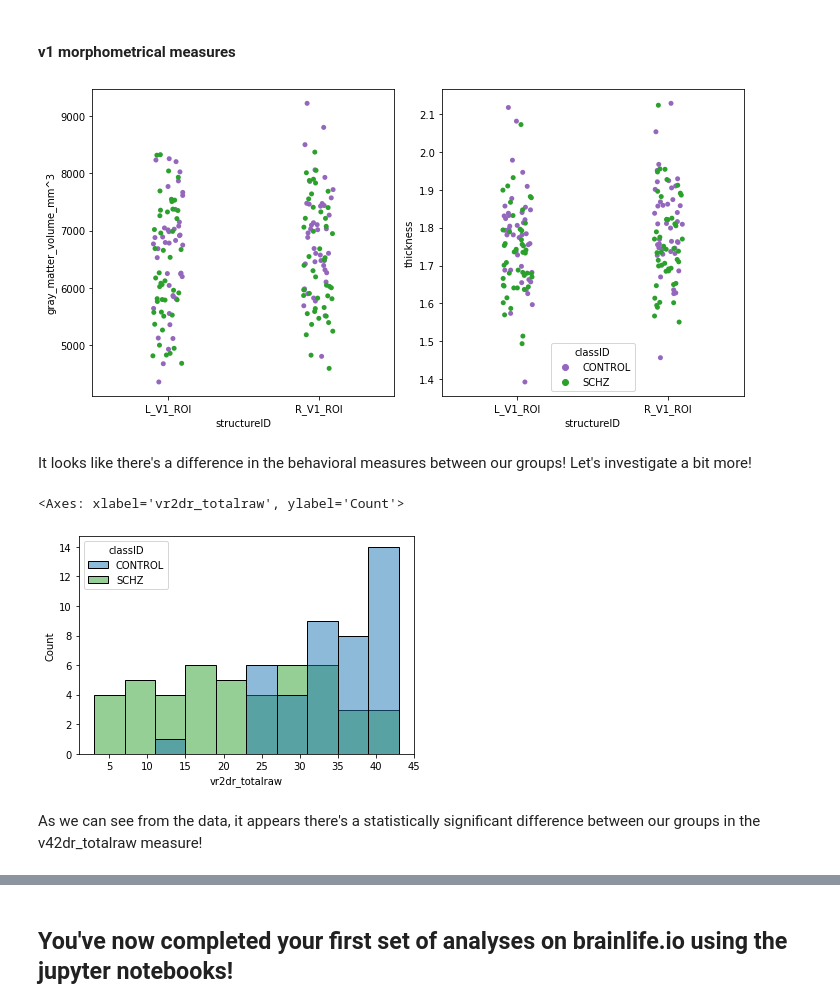
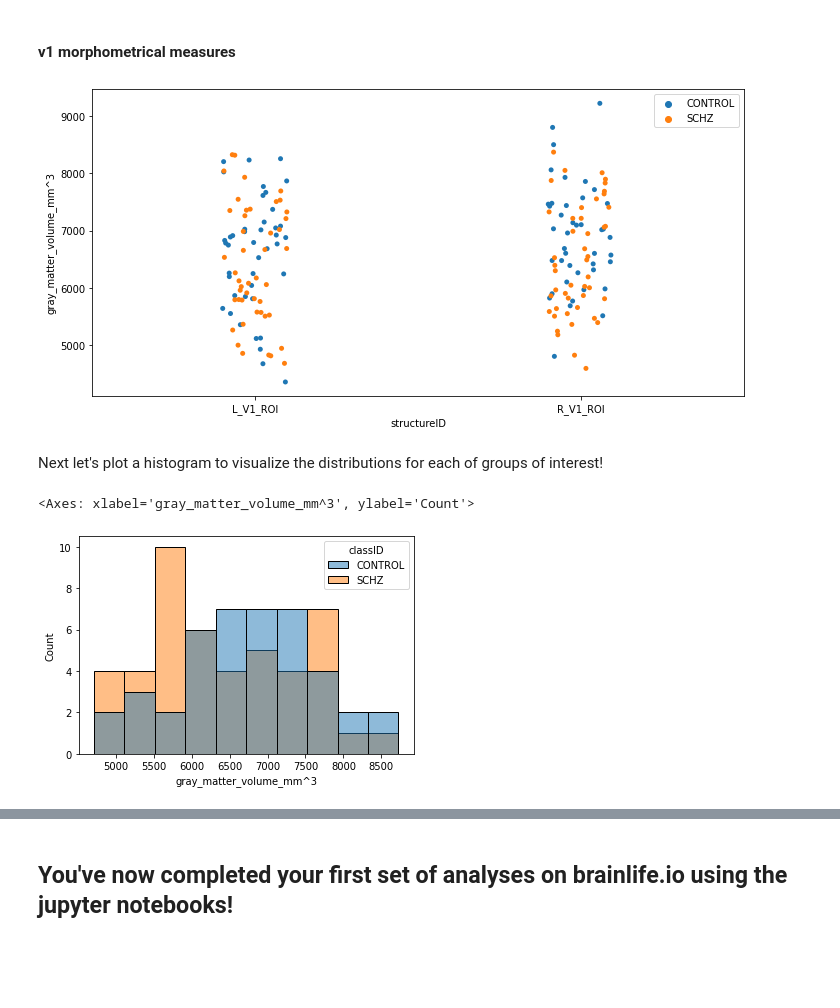
Before and after one commit to brainlife/educational-notebooks, a Jupyter notebook: brainlife-structural-mri-to-edit.ipynb, the cells around one changed output, grey strips where cells are left out. Saved outputs shown, nothing was run; the diff lists cells and outputs as text; code cells hidden in the pictures; blank space fills up the shorter version.

```diff
--- a/brainlife-structural-mri-to-edit.ipynb
+++ b/brainlife-structural-mri-to-edit.ipynb
@@ -264,23 +256,15 @@ Now, let's generate some visualizations to examine differences between groups ac
 # %% [markdown]
 #### v1 morphometrical measures
 # %%
-## compute categorical scatter plot for the left and right V1s for gray matter volume and cortical thickness
-# create a subplot figure with 1 row and 2 columns
-fig, axes = plt.subplots(1,2,figsize=(10,5),sharex=True)
-
-# create a strip plot for each measure
-sns.stripplot(x='structureID',y='gray_matter_volume_mm^3',data=v1,hue='classID',palette=groups_colors,ax=axes[0],size=5,legend=False)
-sns.stripplot(x='structureID',y='thickness',data=v1,hue='classID',palette=groups_colors,ax=axes[1],size=5)
-fig.tight_layout()
+# create categorical scatterplot of gray matter volume of left and right hemisphere
+create_categorical_scatterplot(v1,'structureID','gray_matter_volume_mm^3',hue_measure='classID')
 # %% [output]
-[figure, old version]
+[figure, new version]
 # %% [markdown]
-It looks like there's a difference in the behavioral measures between our groups! Let's investigate a bit more!
+Next let's plot a histogram to visualize the distributions for each of groups of interest!
 # %%
 # generate a histogram for each group for the v42dr_totalraw measure
-sns.histplot(x='vr2dr_totalraw',hue='classID',data=v1_mean,palette=groups_colors,bins=10)
+sns.histplot(x='gray_matter_volume_mm^3',hue='classID',data=v1_mean,bins=10)
 # %% [output]
-<Axes: xlabel='vr2dr_totalraw', ylabel='Count'>
+<Axes: xlabel='gray_matter_volume_mm^3', ylabel='Count'>
-[figure, old version]
+[figure, new version]
-# %% [markdown]
-As we can see from the data, it appears there's a statistically significant difference between our groups in the v42dr_totalraw measure!
```
Also changed, not shown: parts of 14 cells of this notebook, 1 other file.
